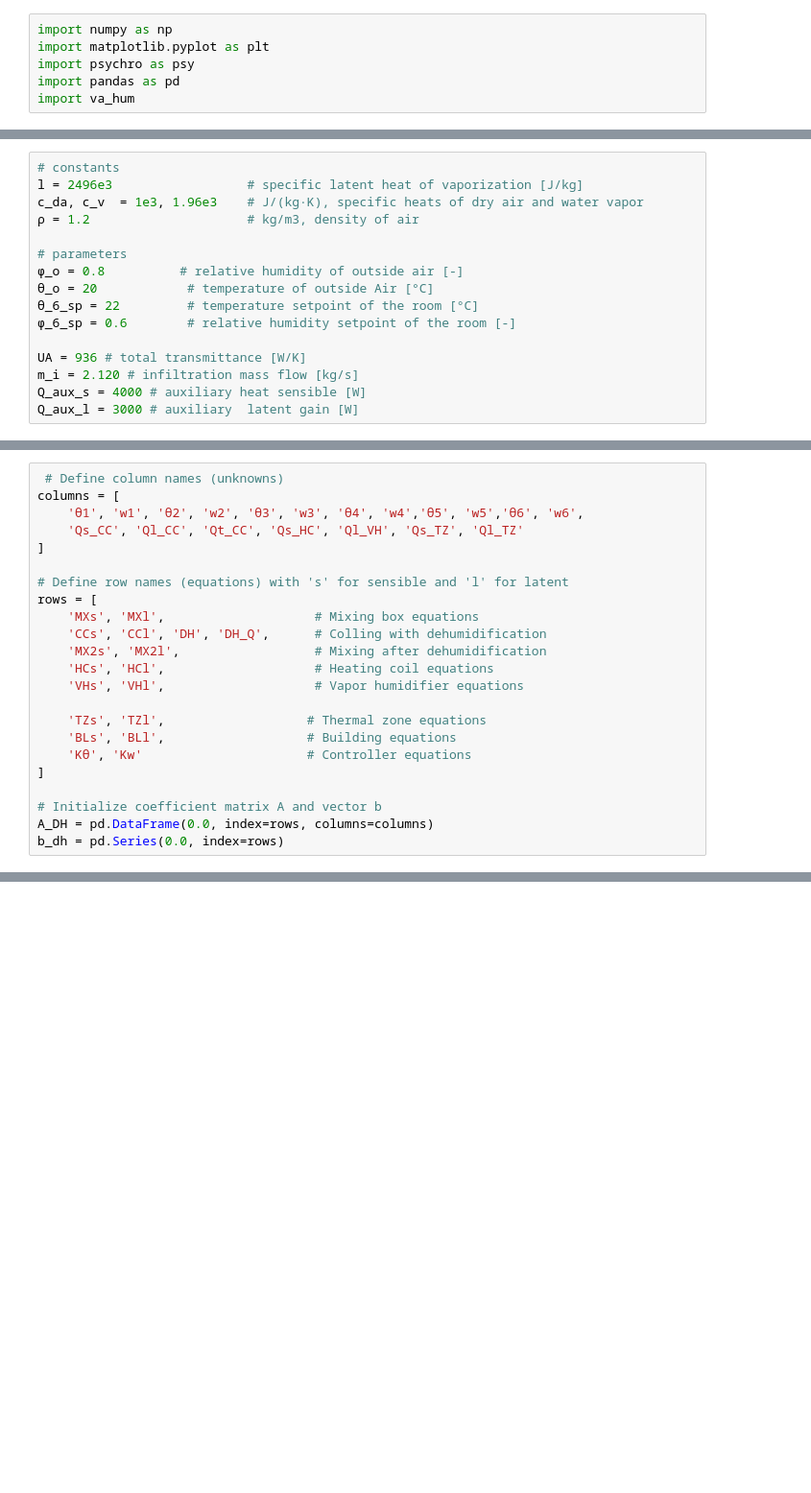
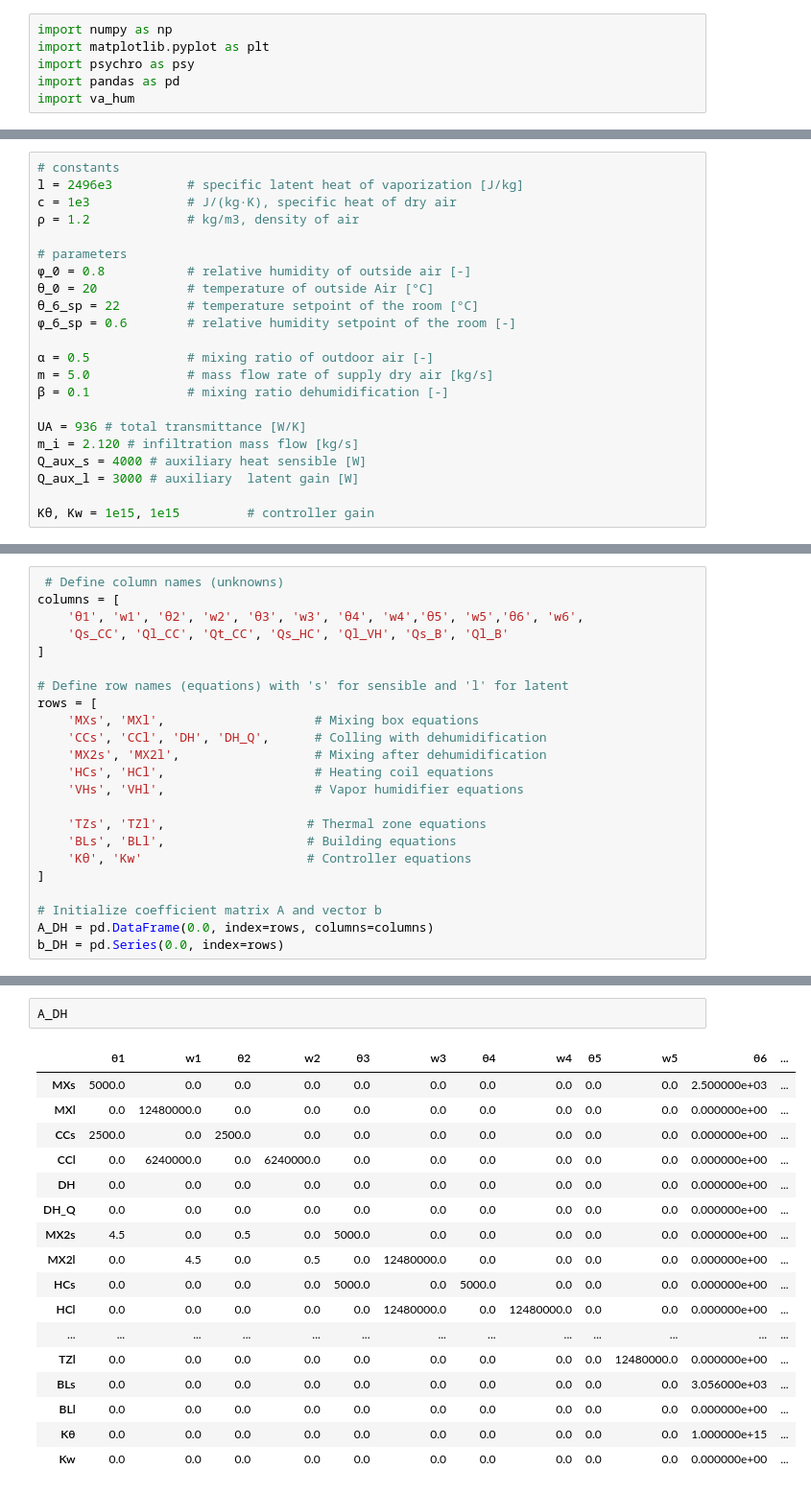
Before and after one commit to glDemonti/C4AC_project, a Jupyter notebook: Humidity_contrl.ipynb, the cells around one changed output, grey strips where cells are left out. Shown at 96% size. Cells and saved outputs as stored; diff of their text form; blank space fills up the shorter version.

```diff
--- a/Humidity_contrl.ipynb
+++ b/Humidity_contrl.ipynb
@@ -12,20 +12,26 @@ import va_hum
 ![AHU](cool_CAV.svg)
 # %%
 # constants
-l = 2496e3                  # specific latent heat of vaporization [J/kg]
-c_da, c_v  = 1e3, 1.96e3    # J/(kg·K), specific heats of dry air and water vapor
-ρ = 1.2                     # kg/m3, density of air
+l = 2496e3          # specific latent heat of vaporization [J/kg]
+c = 1e3             # J/(kg·K), specific heat of dry air
+ρ = 1.2             # kg/m3, density of air
 
 # parameters
-ϕ_o = 0.8          # relative humidity of outside air [-]
-θ_o = 20            # temperature of outside Air [°C]
+ϕ_0 = 0.8           # relative humidity of outside air [-]
+θ_0 = 20            # temperature of outside Air [°C]
 θ_6_sp = 22         # temperature setpoint of the room [°C]
 ϕ_6_sp = 0.6        # relative humidity setpoint of the room [-]
+
+α = 0.5             # mixing ratio of outdoor air [-]
+m = 5.0             # mass flow rate of supply dry air [kg/s]
+β = 0.1             # mixing ratio dehumidification [-]
 
 UA = 936 # total transmittance [W/K]
 m_i = 2.120 # infiltration mass flow [kg/s]
 Q_aux_s = 4000 # auxiliary heat sensible [W]
 Q_aux_l = 3000 # auxiliary  latent gain [W]
+
+Kθ, Kw = 1e15, 1e15         # controller gain
 # %%
 # humidity ratios
 w_6_sp = psy.w(θ_6_sp, ϕ_6_sp)  # humidity ratio setpoint of the room [kg/kg]
@@ -34,7 +40,7 @@ w_out = psy.w(θ_o, ϕ_o)  # humidity ratio of outside air [kg/kg]
  # Define column names (unknowns)
 columns = [
     'θ1', 'w1', 'θ2', 'w2', 'θ3', 'w3', 'θ4', 'w4','θ5', 'w5','θ6', 'w6',
-    'Qs_CC', 'Ql_CC', 'Qt_CC', 'Qs_HC', 'Ql_VH', 'Qs_TZ', 'Ql_TZ'
+    'Qs_CC', 'Ql_CC', 'Qt_CC', 'Qs_HC', 'Ql_VH', 'Qs_B', 'Ql_B'
 ]
 
 # Define row names (equations) with 's' for sensible and 'l' for latent
@@ -52,5 +58,5 @@ rows = [
 
 # Initialize coefficient matrix A and vector b
 A_DH = pd.DataFrame(0.0, index=rows, columns=columns)
-b_dh = pd.Series(0.0, index=rows)
+b_DH = pd.Series(0.0, index=rows)
 # %%
@@ -75,0 +211,20 @@ A
+# %%
+A_DH
+# %% [output]
+|  | θ1 | w1 | θ2 | w2 | θ3 | w3 | θ4 | w4 | θ5 | w5 | θ6 | ... |
+| MXs | 5000.0 | 0.0 | 0.0 | 0.0 | 0.0 | 0.0 | 0.0 | 0.0 | 0.0 | 0.0 | 2.500000e+03 | ... |
+| MXl | 0.0 | 12480000.0 | 0.0 | 0.0 | 0.0 | 0.0 | 0.0 | 0.0 | 0.0 | 0.0 | 0.000000e+00 | ... |
+| CCs | 2500.0 | 0.0 | 2500.0 | 0.0 | 0.0 | 0.0 | 0.0 | 0.0 | 0.0 | 0.0 | 0.000000e+00 | ... |
+| CCl | 0.0 | 6240000.0 | 0.0 | 6240000.0 | 0.0 | 0.0 | 0.0 | 0.0 | 0.0 | 0.0 | 0.000000e+00 | ... |
+| DH | 0.0 | 0.0 | 0.0 | 0.0 | 0.0 | 0.0 | 0.0 | 0.0 | 0.0 | 0.0 | 0.000000e+00 | ... |
+| DH_Q | 0.0 | 0.0 | 0.0 | 0.0 | 0.0 | 0.0 | 0.0 | 0.0 | 0.0 | 0.0 | 0.000000e+00 | ... |
+| MX2s | 4.5 | 0.0 | 0.5 | 0.0 | 5000.0 | 0.0 | 0.0 | 0.0 | 0.0 | 0.0 | 0.000000e+00 | ... |
+| MX2l | 0.0 | 4.5 | 0.0 | 0.5 | 0.0 | 12480000.0 | 0.0 | 0.0 | 0.0 | 0.0 | 0.000000e+00 | ... |
+| HCs | 0.0 | 0.0 | 0.0 | 0.0 | 5000.0 | 0.0 | 5000.0 | 0.0 | 0.0 | 0.0 | 0.000000e+00 | ... |
+| HCl | 0.0 | 0.0 | 0.0 | 0.0 | 0.0 | 12480000.0 | 0.0 | 12480000.0 | 0.0 | 0.0 | 0.000000e+00 | ... |
+| ... | ... | ... | ... | ... | ... | ... | ... | ... | ... | ... | ... | ... |
+| TZl | 0.0 | 0.0 | 0.0 | 0.0 | 0.0 | 0.0 | 0.0 | 0.0 | 0.0 | 12480000.0 | 0.000000e+00 | ... |
+| BLs | 0.0 | 0.0 | 0.0 | 0.0 | 0.0 | 0.0 | 0.0 | 0.0 | 0.0 | 0.0 | 3.056000e+03 | ... |
+| BLl | 0.0 | 0.0 | 0.0 | 0.0 | 0.0 | 0.0 | 0.0 | 0.0 | 0.0 | 0.0 | 0.000000e+00 | ... |
+| Kθ | 0.0 | 0.0 | 0.0 | 0.0 | 0.0 | 0.0 | 0.0 | 0.0 | 0.0 | 0.0 | 1.000000e+15 | ... |
+| Kw | 0.0 | 0.0 | 0.0 | 0.0 | 0.0 | 0.0 | 0.0 | 0.0 | 0.0 | 0.0 | 0.000000e+00 | ... |
```
Also changed, not shown: parts of 4 cells of this notebook.
